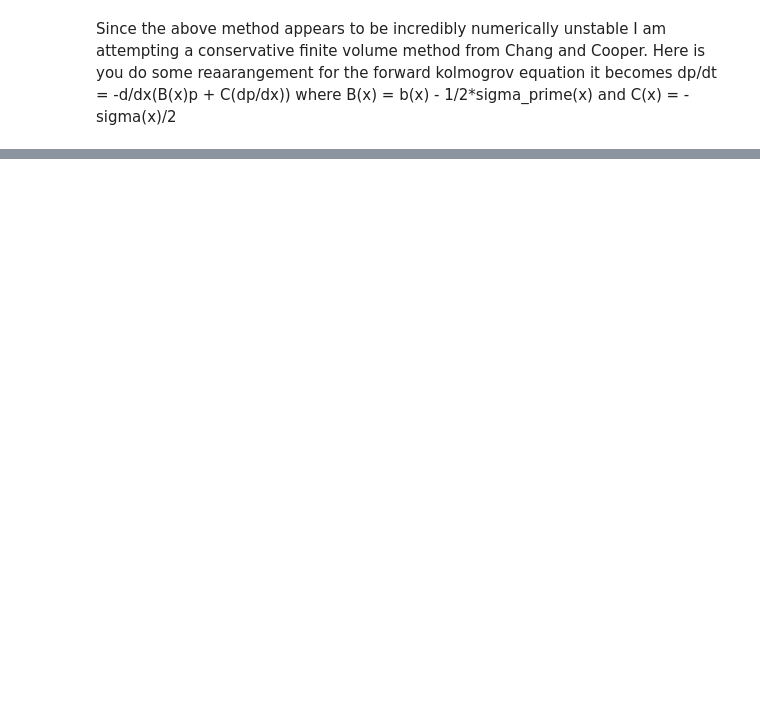
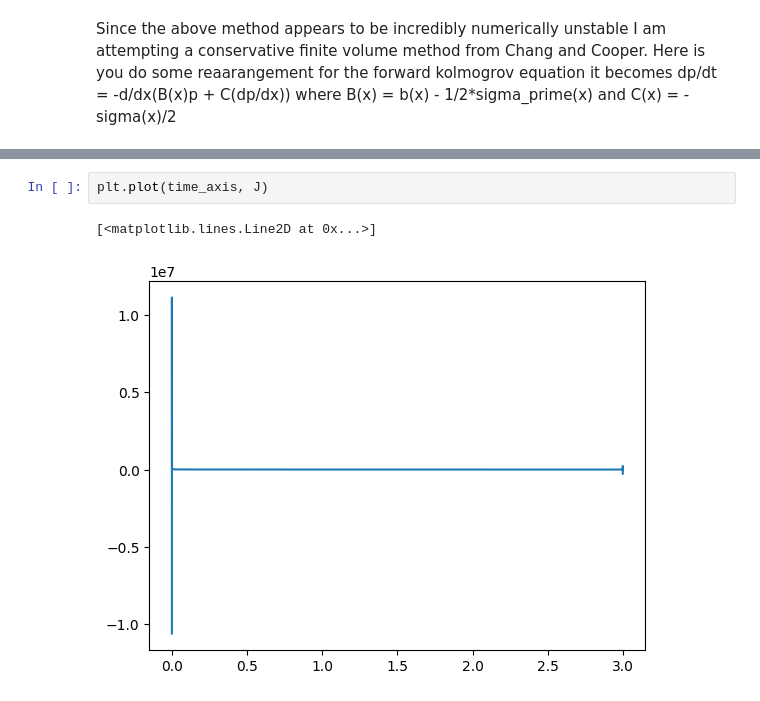
Before and after one commit to tcooley01/AERO729, a Jupyter notebook: HW3Files/hw3plots.ipynb, the cells around one changed output, grey strips where cells are left out. Drawn from its saved outputs; the diff is of its cells as text; blank space fills up the shorter version.

```diff
--- a/HW3Files/hw3plots.ipynb
+++ b/HW3Files/hw3plots.ipynb
@@ -242,0 +259,5 @@ plt.plot(x_ref, results[ind, :])
+# %%
+plt.plot(time_axis, J)
+# %% [output]
+[<matplotlib.lines.Line2D at 0x...>]
+[figure, added]
```
Also changed, not shown: parts of 11 cells of this notebook.
